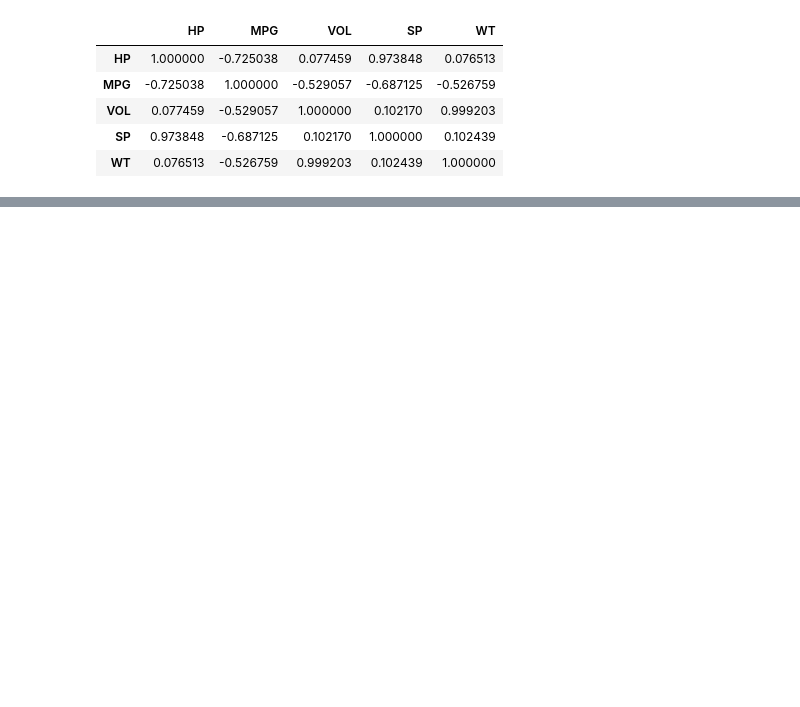
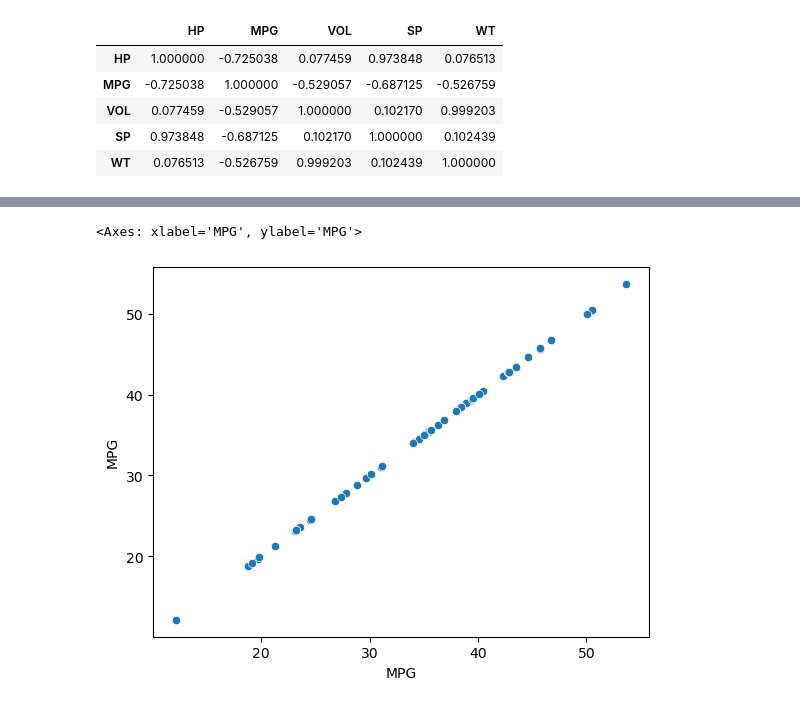
Before and after one commit to 2311cs020358/python, a Jupyter notebook: day19.ipynb, the cells around one changed output, grey strips where cells are left out. Cells and saved outputs as stored; diff of their text form; code cells hidden in the pictures; blank space fills up the shorter version.

```diff
--- a/day19.ipynb
+++ b/day19.ipynb
@@ -147,0 +158,5 @@ cars.corr()
+# %%
+scatterplot(x=cars['MPG'],y=cars['MPG'])
+# %% [output]
+<Axes: xlabel='MPG', ylabel='MPG'>
+[figure, added]
```
Also changed, not shown: parts of 10 cells of this notebook.
